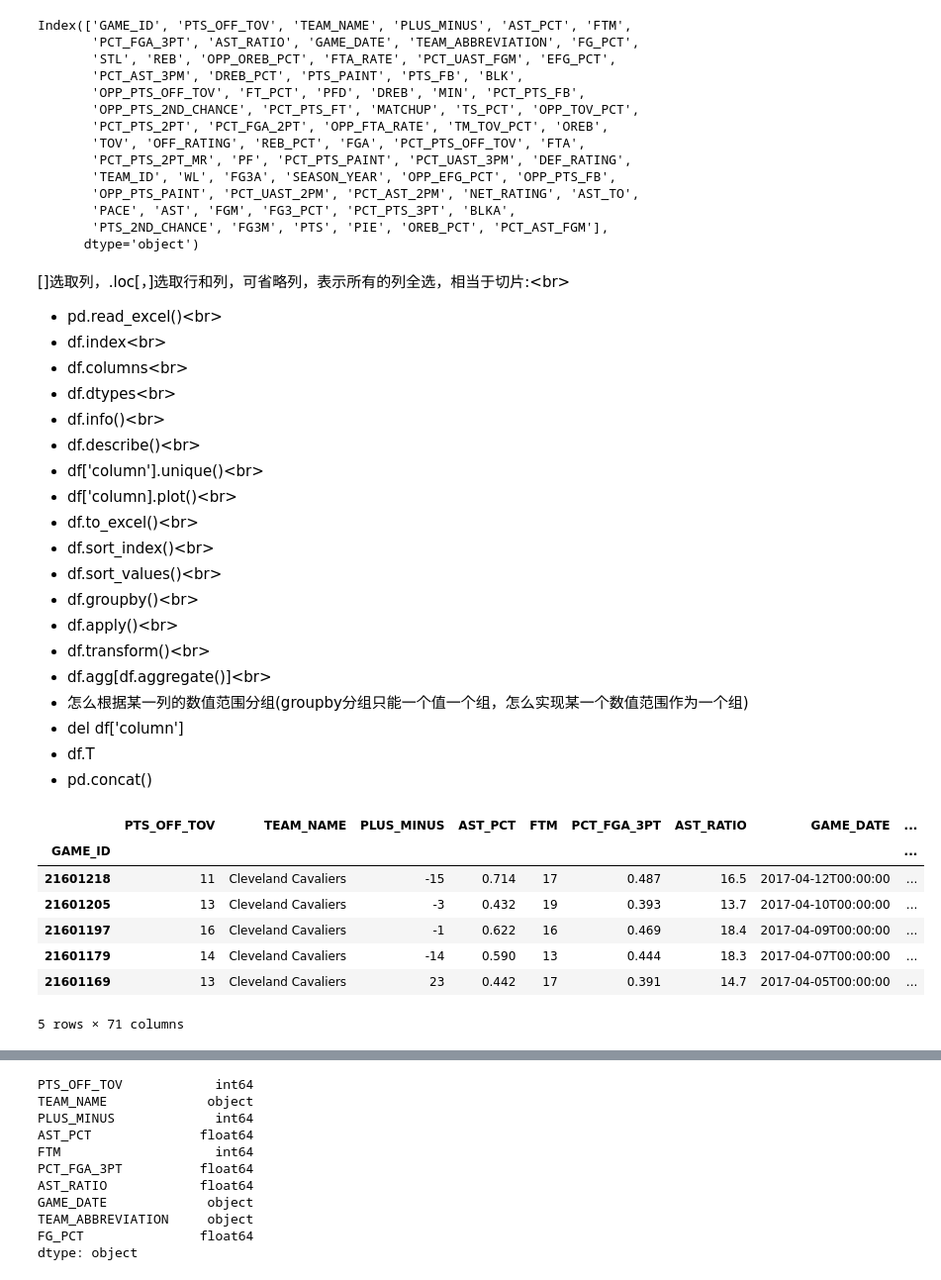
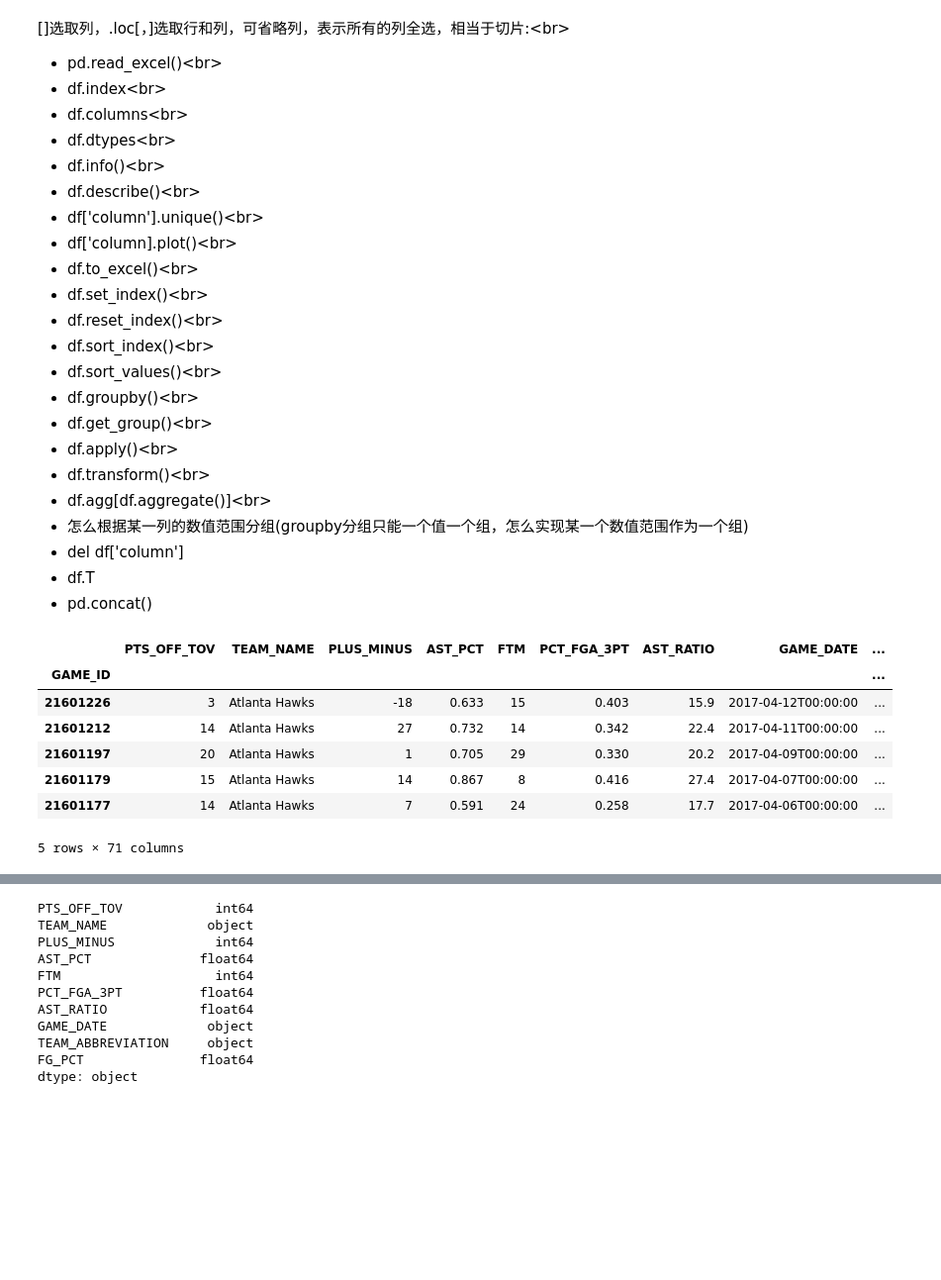
Before and after one commit to github4n/nba_prediction, a Jupyter notebook: 数据清洗整理/pandas学习笔记/pandas基础.ipynb, the cells around one changed output, grey strips where cells are left out. Shown: that part at 99% size. Drawn from its saved outputs; the diff is of its cells as text; code cells hidden in the pictures; blank space fills up the shorter version.

```diff
--- a/数据清洗整理/pandas基础.ipynb
+++ b/数据清洗整理/pandas学习笔记/pandas基础.ipynb
@@ -6,37 +6,6 @@ import numpy as np
 import matplotlib
 import os
 %matplotlib inline
-# %%
-#1.先把不需要的列删掉：涉及排名的列
-def delete_col(fn,is_print=False):
-    df = pd.read_excel(fn)
-    columns = list(df.columns)
-    columns = [col for col in columns if "RANK" not in col]
-    df = df[columns]
-    df.to_excel(os.path.basename(fn),index=False)
-    if is_print:
-        print(df.columns)
-
-is_print = True
-for fn in os.listdir('../数据收集'):
-    if fn.endswith('.xlsx'):
-        delete_col('../数据收集/'+fn,is_print)
-    is_print = False if is_print else is_print
-# %% [output]
-Index(['GAME_ID', 'PTS_OFF_TOV', 'TEAM_NAME', 'PLUS_MINUS', 'AST_PCT', 'FTM',
-       'PCT_FGA_3PT', 'AST_RATIO', 'GAME_DATE', 'TEAM_ABBREVIATION', 'FG_PCT',
-       'STL', 'REB', 'OPP_OREB_PCT', 'FTA_RATE', 'PCT_UAST_FGM', 'EFG_PCT',
-       'PCT_AST_3PM', 'DREB_PCT', 'PTS_PAINT', 'PTS_FB', 'BLK',
-       'OPP_PTS_OFF_TOV', 'FT_PCT', 'PFD', 'DREB', 'MIN', 'PCT_PTS_FB',
-       'OPP_PTS_2ND_CHANCE', 'PCT_PTS_FT', 'MATCHUP', 'TS_PCT', 'OPP_TOV_PCT',
-       'PCT_PTS_2PT', 'PCT_FGA_2PT', 'OPP_FTA_RATE', 'TM_TOV_PCT', 'OREB',
-       'TOV', 'OFF_RATING', 'REB_PCT', 'FGA', 'PCT_PTS_OFF_TOV', 'FTA',
-       'PCT_PTS_2PT_MR', 'PF', 'PCT_PTS_PAINT', 'PCT_UAST_3PM', 'DEF_RATING',
-       'TEAM_ID', 'WL', 'FG3A', 'SEASON_YEAR', 'OPP_EFG_PCT', 'OPP_PTS_FB',
-       'OPP_PTS_PAINT', 'PCT_UAST_2PM', 'PCT_AST_2PM', 'NET_RATING', 'AST_TO',
-       'PACE', 'AST', 'FGM', 'FG3_PCT', 'PCT_PTS_3PT', 'BLKA',
-       'PTS_2ND_CHANCE', 'FG3M', 'PTS', 'PIE', 'OREB_PCT', 'PCT_AST_FGM'],
-      dtype='object')
 # %% [markdown]
 []选取列，.loc[，]选取行和列，可省略列，表示所有的列全选，相当于切片:<br\>
 - pd.read_excel()<br\>
@@ -48,9 +17,12 @@ Index(['GAME_ID', 'PTS_OFF_TOV', 'TEAM_NAME', 'PLUS_MINUS', 'AST_PCT', 'FTM',
 - df['column'].unique()<br\>
 - df['column].plot()<br\>
 - df.to_excel()<br\>
+- df.set_index()<br\>
+- df.reset_index()<br\>
 - df.sort_index()<br\>
 - df.sort_values()<br\>
 - df.groupby()<br\>
+- df.get_group()<br\>
 - df.apply()<br\>
 - df.transform()<br\>
 - df.agg[df.aggregate()]<br\>
@@ -59,16 +31,16 @@ Index(['GAME_ID', 'PTS_OFF_TOV', 'TEAM_NAME', 'PLUS_MINUS', 'AST_PCT', 'FTM',
 - df.T
 - pd.concat()
 # %%
-df=pd.read_excel("Cleveland Cavaliers.xlsx",index_col="GAME_ID")
+df=pd.read_excel("Atlanta Hawks.xlsx",index_col="GAME_ID")
 df.head()
 # %% [output]
 |  | PTS_OFF_TOV | TEAM_NAME | PLUS_MINUS | AST_PCT | FTM | PCT_FGA_3PT | AST_RATIO | GAME_DATE | ... |
 | GAME_ID |  |  |  |  |  |  |  |  | ... |
-| 21601218 | 11 | Cleveland Cavaliers | -15 | 0.714 | 17 | 0.487 | 16.5 | 2017-04-12T00:00:00 | ... |
-| 21601205 | 13 | Cleveland Cavaliers | -3 | 0.432 | 19 | 0.393 | 13.7 | 2017-04-10T00:00:00 | ... |
-| 21601197 | 16 | Cleveland Cavaliers | -1 | 0.622 | 16 | 0.469 | 18.4 | 2017-04-09T00:00:00 | ... |
-| 21601179 | 14 | Cleveland Cavaliers | -14 | 0.590 | 13 | 0.444 | 18.3 | 2017-04-07T00:00:00 | ... |
-| 21601169 | 13 | Cleveland Cavaliers | 23 | 0.442 | 17 | 0.391 | 14.7 | 2017-04-05T00:00:00 | ... |
+| 21601226 | 3 | Atlanta Hawks | -18 | 0.633 | 15 | 0.403 | 15.9 | 2017-04-12T00:00:00 | ... |
+| 21601212 | 14 | Atlanta Hawks | 27 | 0.732 | 14 | 0.342 | 22.4 | 2017-04-11T00:00:00 | ... |
+| 21601197 | 20 | Atlanta Hawks | 1 | 0.705 | 29 | 0.330 | 20.2 | 2017-04-09T00:00:00 | ... |
+| 21601179 | 15 | Atlanta Hawks | 14 | 0.867 | 8 | 0.416 | 27.4 | 2017-04-07T00:00:00 | ... |
+| 21601177 | 14 | Atlanta Hawks | 7 | 0.591 | 24 | 0.258 | 17.7 | 2017-04-06T00:00:00 | ... |
 5 rows × 71 columns
 # %%
 df.index
```
Also changed, not shown: parts of 22 cells of this notebook, 34 other files.
